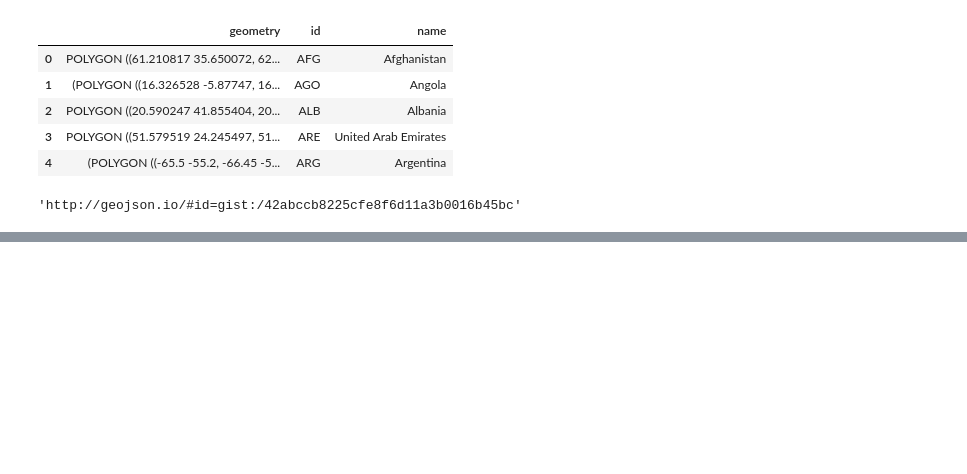
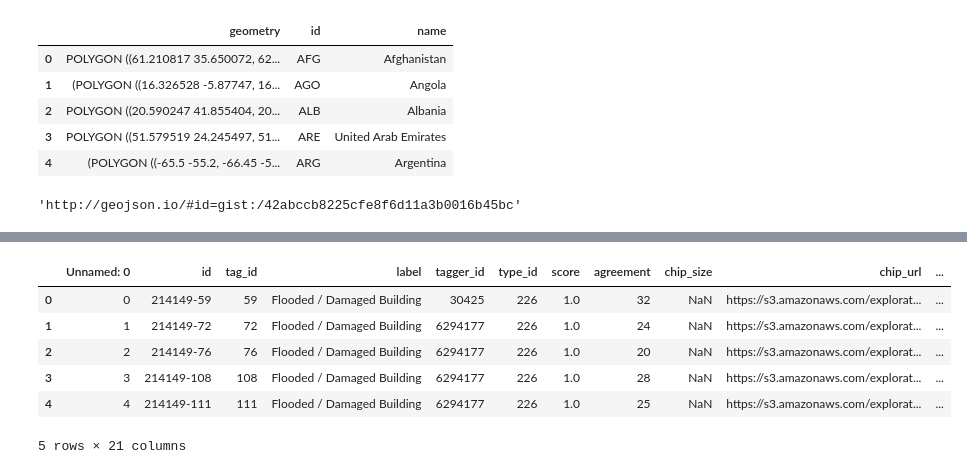
Before and after one commit to qcao10/DisasterDataScience, a Jupyter notebook: tomnod.ipynb, the cells around one changed output, grey strips where cells are left out. Saved outputs shown, nothing was run; the diff lists cells and outputs as text; code cells hidden in the pictures; blank space fills up the shorter version.

```diff
--- a/tomnod.ipynb
+++ b/tomnod.ipynb
@@ -323,0 +474,2 @@ geojsonio.display(test)
+# %%
+coordinate_tif_3 = pd.read_csv('coordinateAndTif-post-3.csv')
@@ -323,0 +484,10 @@ geojsonio.display(test)
+# %%
+coordinate_tif_3.head()
+# %% [output]
+|  | Unnamed: 0 | id | tag_id | label | tagger_id | type_id | score | agreement | chip_size | chip_url | ... |
+| 0 | 0 | 214149-59 | 59 | Flooded / Damaged Building | 30425 | 226 | 1.0 | 32 | NaN | https://s3.amazonaws.com/explorat... | ... |
+| 1 | 1 | 214149-72 | 72 | Flooded / Damaged Building | 6294177 | 226 | 1.0 | 24 | NaN | https://s3.amazonaws.com/explorat... | ... |
+| 2 | 2 | 214149-76 | 76 | Flooded / Damaged Building | 6294177 | 226 | 1.0 | 20 | NaN | https://s3.amazonaws.com/explorat... | ... |
+| 3 | 3 | 214149-108 | 108 | Flooded / Damaged Building | 6294177 | 226 | 1.0 | 28 | NaN | https://s3.amazonaws.com/explorat... | ... |
+| 4 | 4 | 214149-111 | 111 | Flooded / Damaged Building | 6294177 | 226 | 1.0 | 25 | NaN | https://s3.amazonaws.com/explorat... | ... |
+5 rows × 21 columns
```
Also changed, not shown: parts of 26 cells of this notebook, 7 other files.
